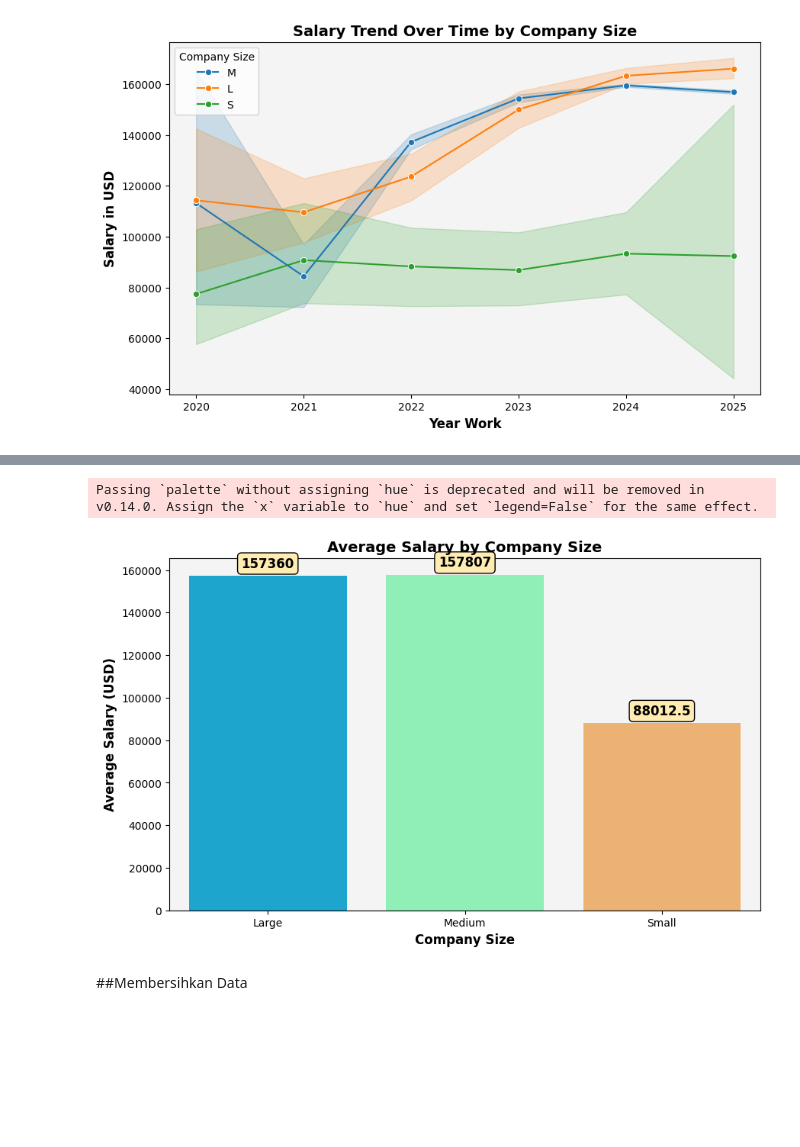
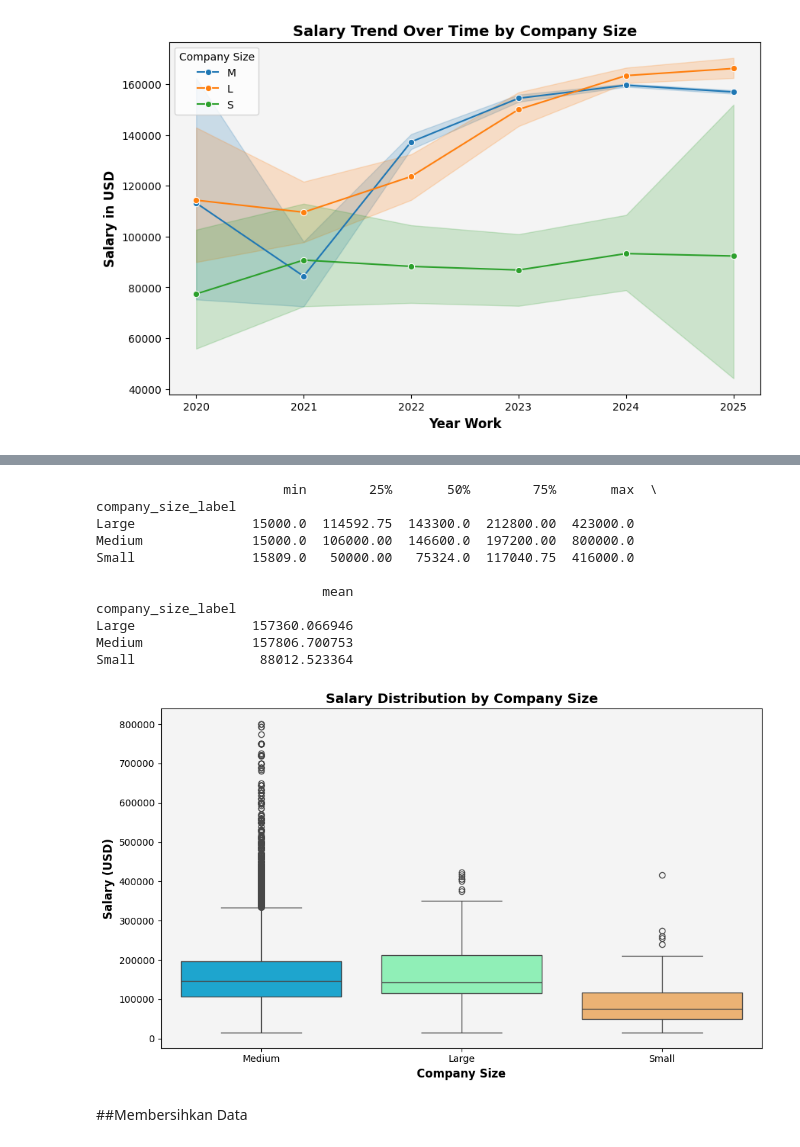
Before and after one commit to TsangCahya/ds-project, a Jupyter notebook: Lidia.ipynb, the cells around one changed output, grey strips where cells are left out. Drawn from its saved outputs; the diff is of its cells as text; code cells hidden in the pictures; blank space fills up the shorter version.

```diff
--- a/Lidia.ipynb
+++ b/Lidia.ipynb
@@ -499,40 +540,49 @@ The palette list has more values (8) than needed (4), which may not be intended.
 # %%
+# Mapping label ukuran perusahaan
 size_labels = {
     "S": "Small",
     "M": "Medium",
     "L": "Large"
 }
 
-company_size_salary = df.groupby('company_size')['salary_in_usd'].mean()
-company_size_salary.index = company_size_salary.index.map(lambda x: size_labels.get(x, x))
+# Tambahkan kolom label ke DataFrame
+df['company_size_label'] = df['company_size'].map(size_labels)
 
+# Statistik deskriptif gaji berdasarkan company size
+company_stats = df.groupby('company_size_label')['salary_in_usd'].describe()[['min', '25%', '50%', '75%', 'max', 'mean']]
+print(company_stats)
+
+# Visualisasi boxplot
 plt.figure(figsize=(10, 6))
-p = sns.barplot(x=company_size_salary.index, y=company_size_salary.values, palette='rainbow')
+ax = sns.boxplot(
+    x='company_size_label',
+    y='salary_in_usd',
+    data=df,
+    palette='rainbow'
+)
 
-plt.title('Average Salary by Company Size', fontsize=14, fontweight='bold')
+plt.title('Salary Distribution by Company Size', fontsize=14, fontweight='bold')
 plt.xlabel('Company Size', fontsize=12, fontweight='bold')
-plt.ylabel('Average Salary (USD)', fontsize=12, fontweight='bold')
+plt.ylabel('Salary (USD)', fontsize=12, fontweight='bold')
 
-for container in p.containers:
-    p.bar_label(
-        container,
-        fontweight='bold',
-        padding=5,
-        fontsize=12,
-        bbox={
-            'boxstyle': 'round',
-            'facecolor': '#FFECB3',
-            'edgecolor': 'black'
-        }
-    )
+ax.set_facecolor("#f4f4f4")
+ax.grid(False)
 
-p.set_facecolor("#f4f4f4")
-p.grid(False)
-
+plt.tight_layout()
 plt.show()
 # %% [output]
-Passing `palette` without assigning `hue` is deprecated and will be removed in v0.14.0. Assign the `x` variable to `hue` and set `legend=False` for the same effect.
+                        min        25%       50%        75%       max  \
+company_size_label
+Large               15000.0  114592.75  143300.0  212800.00  423000.0
+Medium              15000.0  106000.00  146600.0  197200.00  800000.0
+Small               15809.0   50000.00   75324.0  117040.75  416000.0
+
+                             mean
+company_size_label
+Large               157360.066946
+Medium              157806.700753
+Small                88012.523364
-[figure, old version]
+[figure, new version]
 # %% [markdown]
 ##Membersihkan Data
 # %% [markdown]
```
Also changed, not shown: parts of 30 cells of this notebook.
